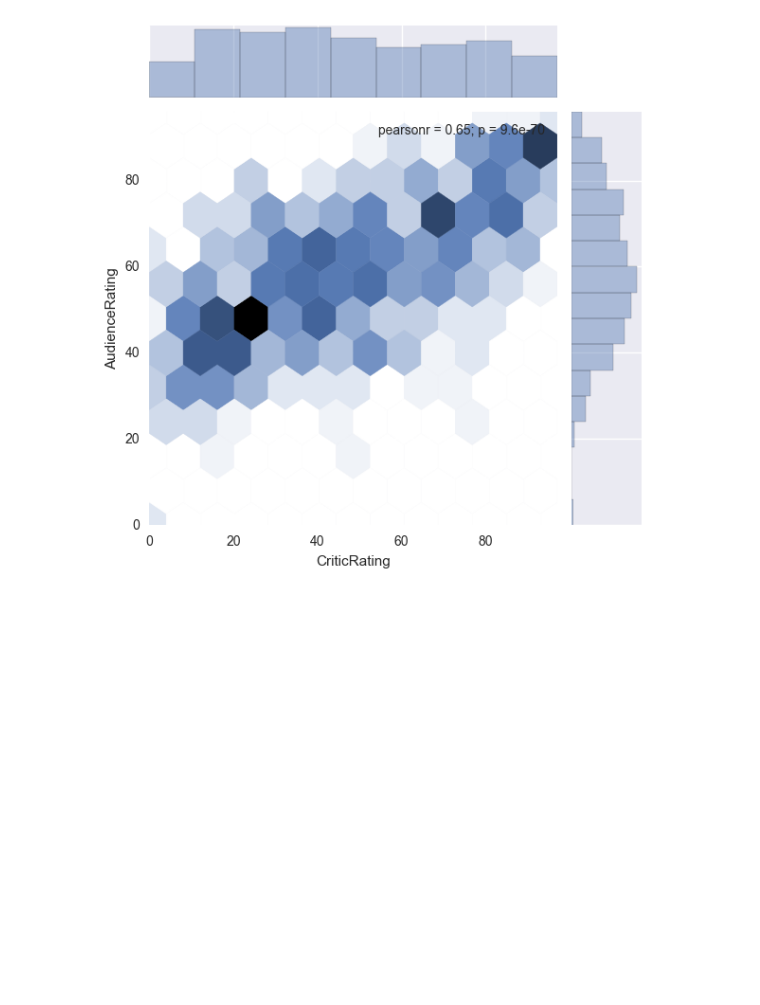
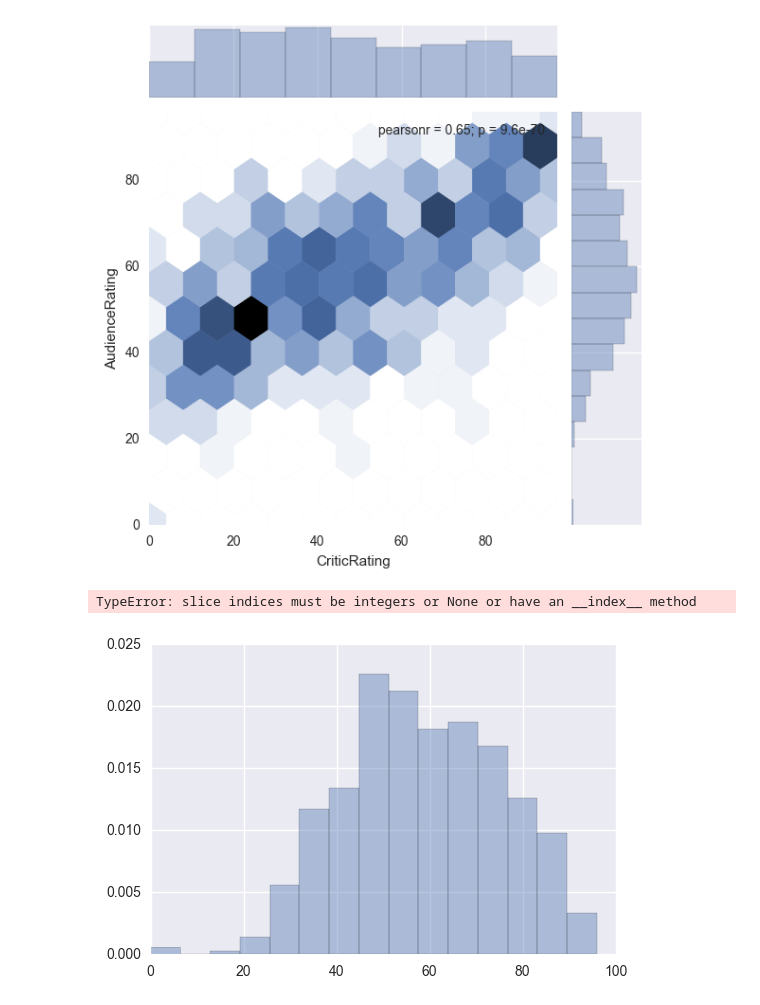
Before and after one commit to jamesferry11/Jupyter-Notebooks, a Jupyter notebook: Movie Ratings Analytics.ipynb, the cells around one changed output. Saved outputs shown, nothing was run; the diff lists cells and outputs as text; code cells hidden in the pictures; blank space fills up the shorter version.

```diff
--- a/Movie Ratings Analytics.ipynb
+++ b/Movie Ratings Analytics.ipynb
@@ -145,0 +148,5 @@ j = sns.jointplot(data=movies, x='CriticRating', y='AudienceRating', kind='hex')
+# %%
+m1 = sns.distplot(movies.AudienceRating, bins=15)
+# %% [output]
+TypeError: slice indices must be integers or None or have an __index__ method
+[figure, added]
```
Also changed, not shown: parts of 21 cells of this notebook.
